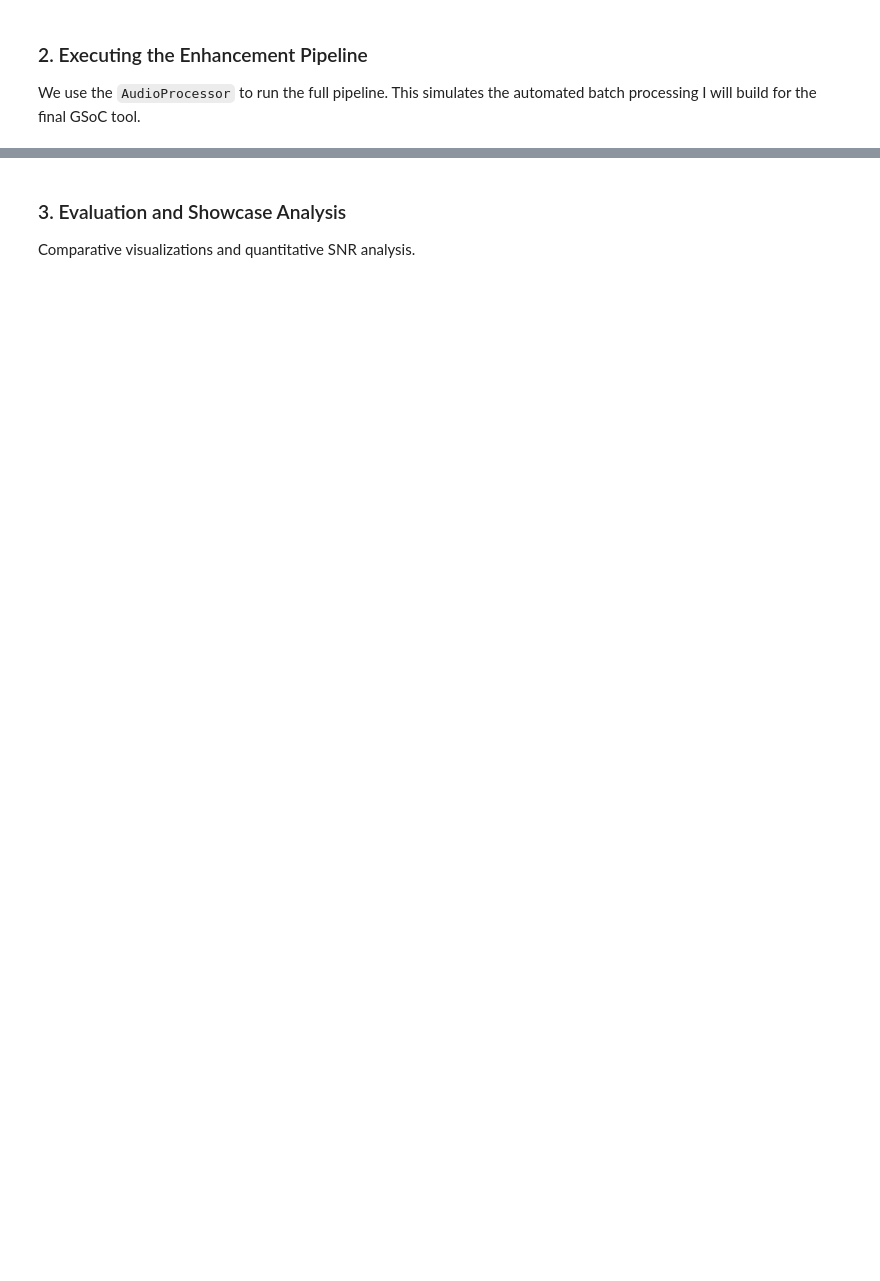
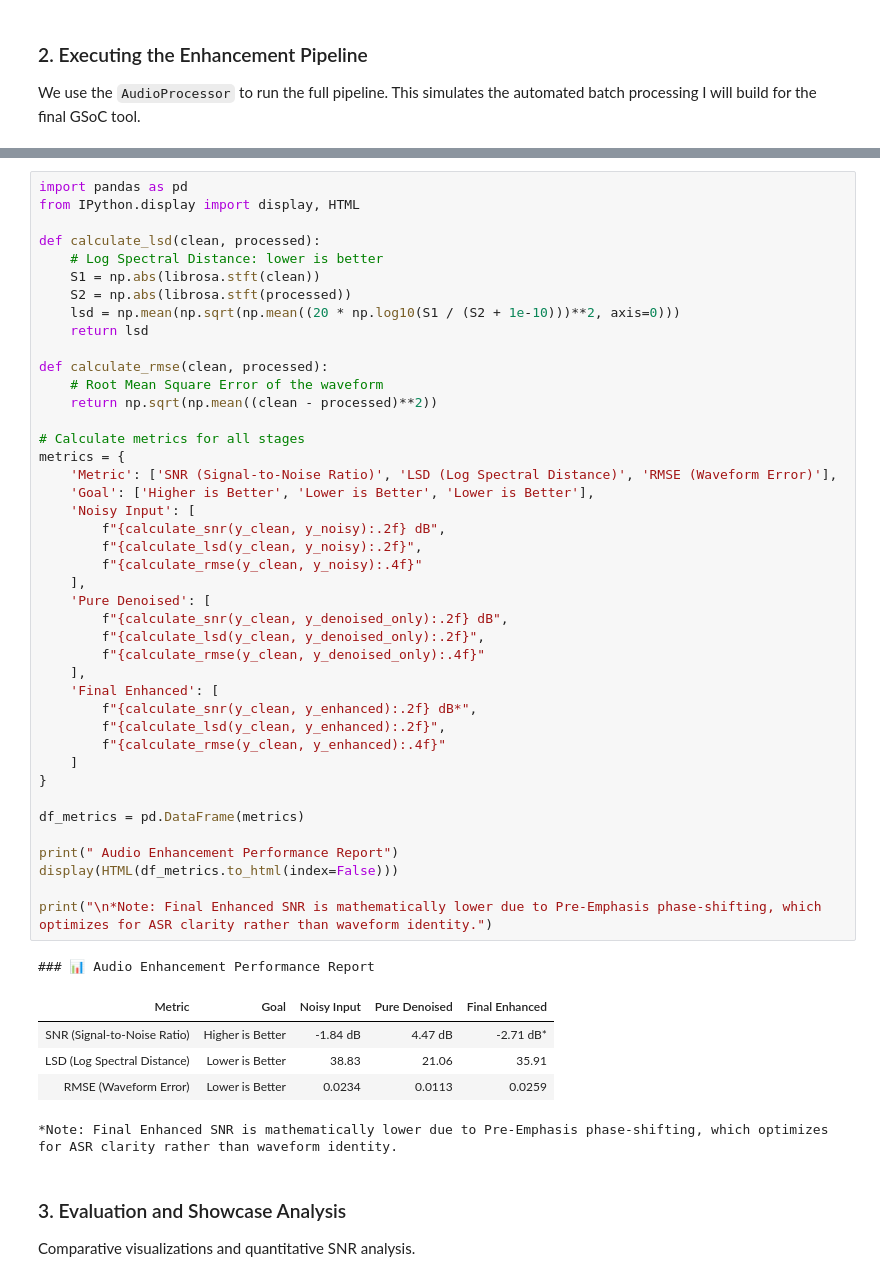
Before and after one commit to eskayML/issr_gsoc2026_communication_analysis, a Jupyter notebook: 02_Audio_Enhancement.ipynb, the cells around one changed output, grey strips where cells are left out. Cells and saved outputs as stored; diff of their text form; blank space fills up the shorter version.

```diff
--- a/02_Audio_Enhancement.ipynb
+++ b/02_Audio_Enhancement.ipynb
@@ -94,3 +123,52 @@ print(f"Enhanced audio saved to {enhanced_path}")
+# %%
+import pandas as pd
+from IPython.display import display, HTML
+
+def calculate_lsd(clean, processed):
+    # Log Spectral Distance: lower is better
+    S1 = np.abs(librosa.stft(clean))
+    S2 = np.abs(librosa.stft(processed))
+    lsd = np.mean(np.sqrt(np.mean((20 * np.log10(S1 / (S2 + 1e-10)))**2, axis=0)))
+    return lsd
+
+def calculate_rmse(clean, processed):
+    # Root Mean Square Error of the waveform
+    return np.sqrt(np.mean((clean - processed)**2))
+
+# Calculate metrics for all stages
+metrics = {
+    'Metric': ['SNR (Signal-to-Noise Ratio)', 'LSD (Log Spectral Distance)', 'RMSE (Waveform Error)'],
+    'Goal': ['Higher is Better', 'Lower is Better', 'Lower is Better'],
+    'Noisy Input': [
+        f"{calculate_snr(y_clean, y_noisy):.2f} dB",
+        f"{calculate_lsd(y_clean, y_noisy):.2f}",
+        f"{calculate_rmse(y_clean, y_noisy):.4f}"
+    ],
+    'Pure Denoised': [
+        f"{calculate_snr(y_clean, y_denoised_only):.2f} dB",
+        f"{calculate_lsd(y_clean, y_denoised_only):.2f}",
+        f"{calculate_rmse(y_clean, y_denoised_only):.4f}"
+    ],
+    'Final Enhanced': [
+        f"{calculate_snr(y_clean, y_enhanced):.2f} dB*",
+        f"{calculate_lsd(y_clean, y_enhanced):.2f}",
+        f"{calculate_rmse(y_clean, y_enhanced):.4f}"
+    ]
+}
+
+df_metrics = pd.DataFrame(metrics)
+
+print(" Audio Enhancement Performance Report")
+display(HTML(df_metrics.to_html(index=False)))
+
+print("\n*Note: Final Enhanced SNR is mathematically lower due to Pre-Emphasis phase-shifting, which optimizes for ASR clarity rather than waveform identity.")
+# %% [output]
+### 📊 Audio Enhancement Performance Report
+| Metric | Goal | Noisy Input | Pure Denoised | Final Enhanced |
+| SNR (Signal-to-Noise Ratio) | Higher is Better | -1.84 dB | 4.47 dB | -2.71 dB* |
+| LSD (Log Spectral Distance) | Lower is Better | 38.83 | 21.06 | 35.91 |
+| RMSE (Waveform Error) | Lower is Better | 0.0234 | 0.0113 | 0.0259 |
+*Note: Final Enhanced SNR is mathematically lower due to Pre-Emphasis phase-shifting, which optimizes for ASR clarity rather than waveform identity.
 # %% [markdown]
 ### 3. Evaluation and Showcase Analysis
 Comparative visualizations and quantitative SNR analysis.
```
Also changed, not shown: parts of 6 cells of this notebook, 6 other files.
